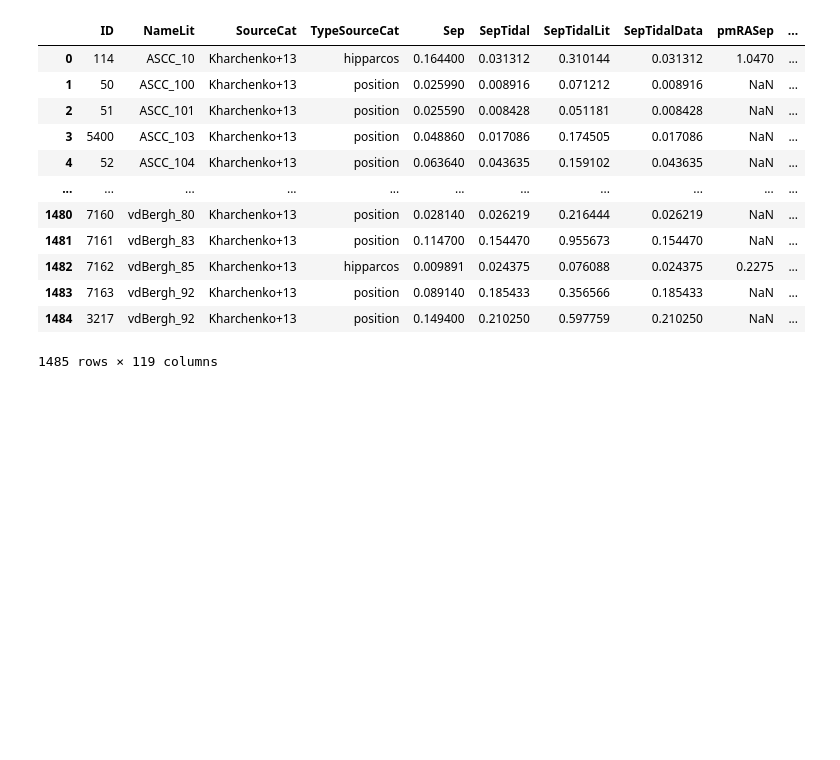
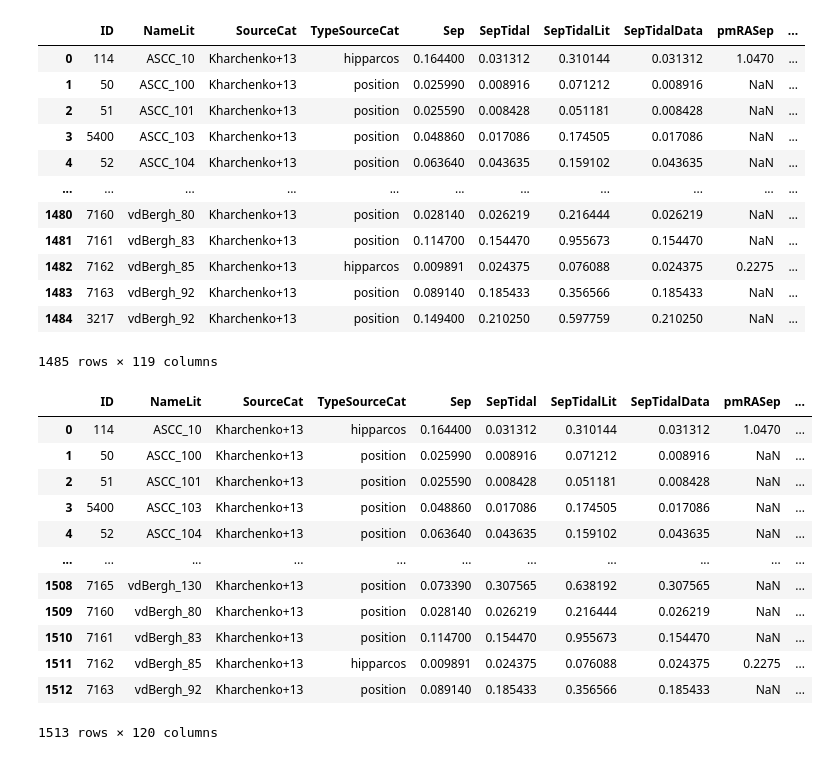
Before and after one commit to jpbatleidenuniv/BRP, a Jupyter notebook: Notebooks/Hunt_notebook.ipynb, the cells around one changed output. Saved outputs shown, nothing was run; the diff lists cells and outputs as text; code cells hidden in the pictures; blank space fills up the shorter version.

Commit message:
namechange en andere merge

```diff
--- a/Notebooks/Hunt_notebook.ipynb
+++ b/Notebooks/Hunt_notebook.ipynb
@@ -87,9 +87,9 @@ kharchenko_xmnodup
 # %%
 #sort out the globular clusters in the hunt and kharchenko file
 
-openhunt = hunt.loc[hunt['Type'] == 'o']
-nonglobkhar = khar.loc[khar['Type'] != 'g']
-nonglobkhar
+hunt_oc = hunt.loc[hunt['Type'] == 'o']
+khar_nonglob = khar.loc[khar['Type'] != 'g']
+khar_nonglob
 # %% [output]
 |  | MWSC | Name | Type | n_Type | RAhour | DEdeg | GLON | GLAT | r0 | r1 | ... | ... |
 | 0 | 1 | Berkeley_58 | NaN | NaN | 0.0045 | 60.933 | 116.750 | -1.326 | 0.025 | 0.087 | ... | ... |
@@ -107,9 +107,9 @@ nonglobkhar
 # %%
 #merge the two
 
-Kharhunt = pd.merge(kharchenko_xmnodup, openhunt, on= 'ID', how='inner')
+kharhunt = pd.merge(kharchenko_xmnodup, hunt_oc, on= 'ID', how='inner')
 
-Kharhunt
+kharhunt
 # %% [output]
 |  | ID | NameLit | SourceCat | TypeSourceCat | Sep | SepTidal | SepTidalLit | SepTidalData | pmRASep | ... |
 | 0 | 0 | 1636-283 | Kharchenko+13 | hipparcos | 0.000298 | 0.002366 | 0.003970 | 0.002366 | 3.4450 | ... |
@@ -142,3 +143,22 @@ kharmerge
 | 1483 | 7163 | vdBergh_92 | Kharchenko+13 | position | 0.089140 | 0.185433 | 0.356566 | 0.185433 | NaN | ... |
 | 1484 | 3217 | vdBergh_92 | Kharchenko+13 | position | 0.149400 | 0.210250 | 0.597759 | 0.210250 | NaN | ... |
 1485 rows × 119 columns
+# %%
+#merge on allnames
+khar_expanded = kharhunt.assign(synonym=kharhunt['AllNames'].str.split(',')).explode('synonym')
+allnamemerge = pd.merge(khar_expanded, khar_nonglob, left_on= 'synonym', right_on='Name', how='inner' )
+allnamemerge
+# %% [output]
+|  | ID | NameLit | SourceCat | TypeSourceCat | Sep | SepTidal | SepTidalLit | SepTidalData | pmRASep | ... |
+| 0 | 114 | ASCC_10 | Kharchenko+13 | hipparcos | 0.164400 | 0.031312 | 0.310144 | 0.031312 | 1.0470 | ... |
+| 1 | 50 | ASCC_100 | Kharchenko+13 | position | 0.025990 | 0.008916 | 0.071212 | 0.008916 | NaN | ... |
+| 2 | 51 | ASCC_101 | Kharchenko+13 | position | 0.025590 | 0.008428 | 0.051181 | 0.008428 | NaN | ... |
+| 3 | 5400 | ASCC_103 | Kharchenko+13 | position | 0.048860 | 0.017086 | 0.174505 | 0.017086 | NaN | ... |
+| 4 | 52 | ASCC_104 | Kharchenko+13 | position | 0.063640 | 0.043635 | 0.159102 | 0.043635 | NaN | ... |
+| ... | ... | ... | ... | ... | ... | ... | ... | ... | ... | ... |
+| 1508 | 7165 | vdBergh_130 | Kharchenko+13 | position | 0.073390 | 0.307565 | 0.638192 | 0.307565 | NaN | ... |
+| 1509 | 7160 | vdBergh_80 | Kharchenko+13 | position | 0.028140 | 0.026219 | 0.216444 | 0.026219 | NaN | ... |
+| 1510 | 7161 | vdBergh_83 | Kharchenko+13 | position | 0.114700 | 0.154470 | 0.955673 | 0.154470 | NaN | ... |
+| 1511 | 7162 | vdBergh_85 | Kharchenko+13 | hipparcos | 0.009891 | 0.024375 | 0.076088 | 0.024375 | 0.2275 | ... |
+| 1512 | 7163 | vdBergh_92 | Kharchenko+13 | position | 0.089140 | 0.185433 | 0.356566 | 0.185433 | NaN | ... |
+1513 rows × 120 columns
```
Also changed, not shown: parts of 1 cell of this notebook, 1 other file.
